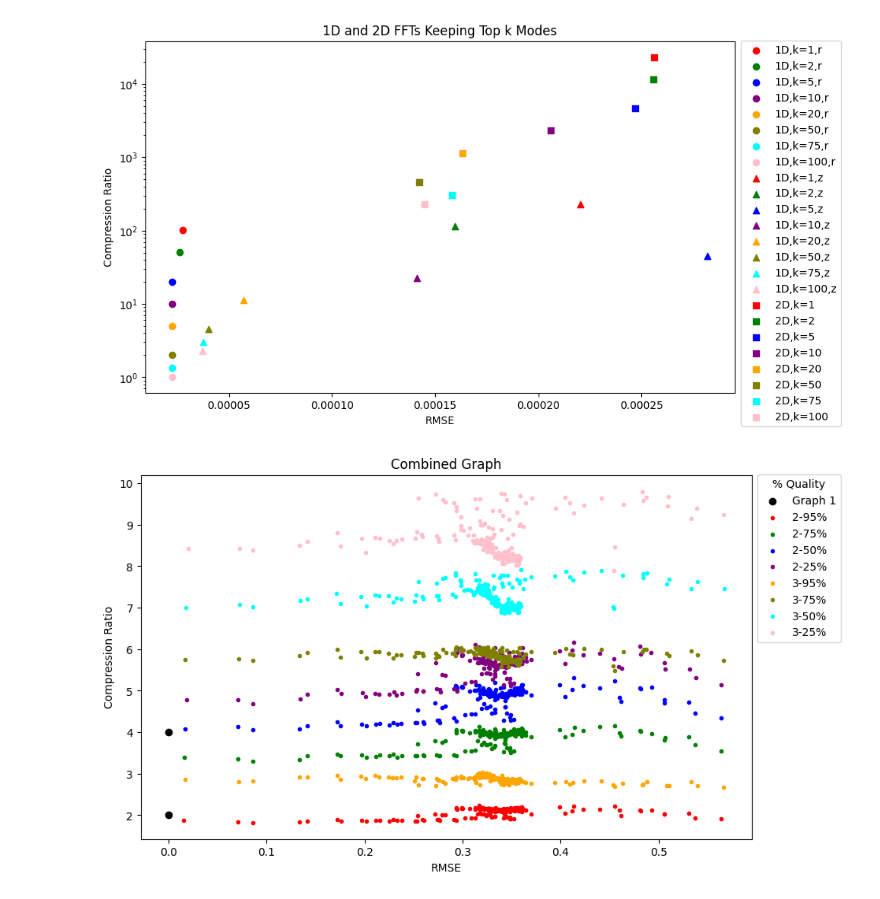
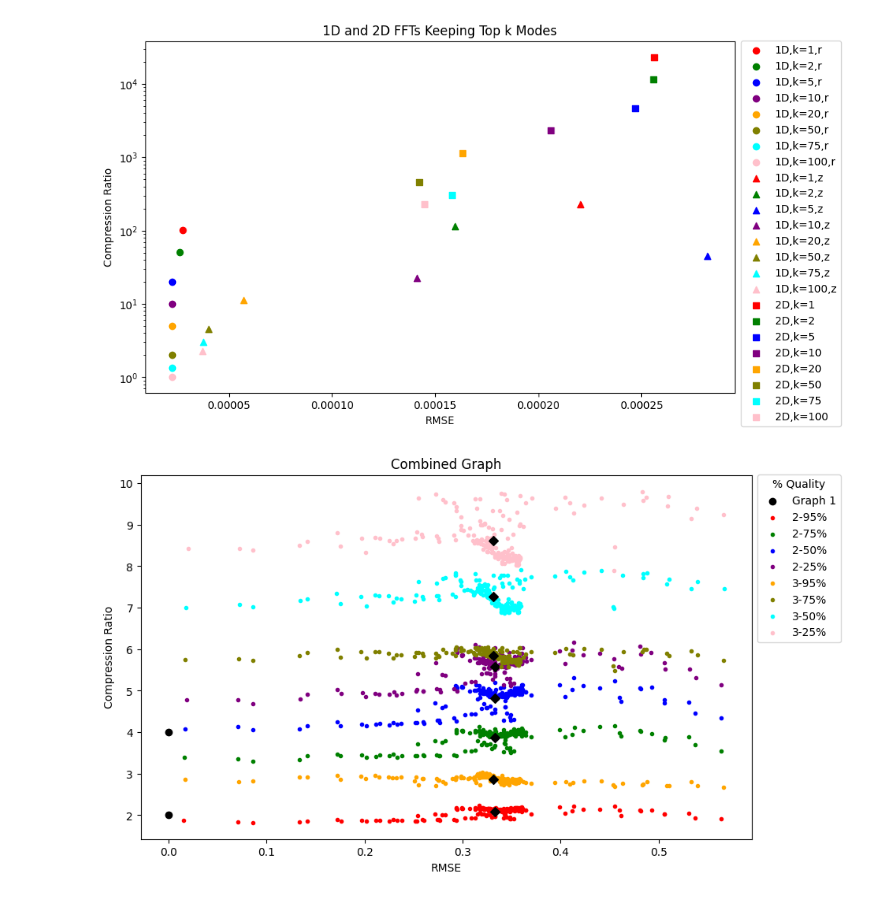
Before and after one commit to sarthaag/data-compression, a Jupyter notebook: analysis2_combined.ipynb, the cells around one changed output. Drawn from its saved outputs; the diff is of its cells as text; code cells hidden in the pictures.

Commit message:
Change mean colors to black and ensure consistent legend placement across all graphs

```diff
--- a/analysis2_combined.ipynb
+++ b/analysis2_combined.ipynb
@@ -110,27 +110,39 @@ plt.show()
 # %%
 # Combined graphs
 
 plt.figure(figsize=(10, 6))
 
 plt.scatter(X, Y, color='black', label='Graph 1')
 
 plt.scatter(df['RMSE2.1.95'], df['CR2.1.95'], color='red', label='2-95%', marker='.')
 plt.scatter(df['RMSE2.1.75'], df['CR2.1.75'], color='green', label='2-75%', marker='.')
 plt.scatter(df['RMSE2.1.50'], df['CR2.1.50'], color='blue', label='2-50%', marker='.')
 plt.scatter(df['RMSE2.1.25'], df['CR2.1.25'], color='purple', label='2-25%', marker='.')
 
+# Plotting the mean for each quality
+plt.scatter(df['RMSE2.1.95'].mean(axis=0), df['CR2.1.95'].mean(axis=0), color='black', marker='D')
+plt.scatter(df['RMSE2.1.75'].mean(axis=0), df['CR2.1.75'].mean(axis=0), color='black', marker='D')
+plt.scatter(df['RMSE2.1.50'].mean(axis=0), df['CR2.1.50'].mean(axis=0), color='black', marker='D')
+plt.scatter(df['RMSE2.1.25'].mean(axis=0), df['CR2.1.25'].mean(axis=0), color='black', marker='D')
+
 plt.scatter(df['RMSE2.2.95'], df['CR2.2.95'], color='orange', label='3-95%', marker='.')
 plt.scatter(df['RMSE2.2.75'], df['CR2.2.75'], color='olive', label='3-75%', marker='.')
 plt.scatter(df['RMSE2.2.50'], df['CR2.2.50'], color='cyan', label='3-50%', marker='.')
 plt.scatter(df['RMSE2.2.25'], df['CR2.2.25'], color='pink', label='3-25%', marker='.')
+
+# Plotting the mean for each quality
+plt.scatter(df['RMSE2.2.95'].mean(axis=0), df['CR2.2.95'].mean(axis=0), color='black', marker='D')
+plt.scatter(df['RMSE2.2.75'].mean(axis=0), df['CR2.2.75'].mean(axis=0), color='black', marker='D')
+plt.scatter(df['RMSE2.2.50'].mean(axis=0), df['CR2.2.50'].mean(axis=0), color='black', marker='D')
+plt.scatter(df['RMSE2.2.25'].mean(axis=0), df['CR2.2.25'].mean(axis=0), color='black', marker='D')
 
 plt.legend(title='% Quality', bbox_to_anchor=(1.0, 1.017))
 plt.xlabel("RMSE")
 plt.ylabel("Compression Ratio")
 plt.title("Combined Graph")
 plt.show()
 # %% [output]
-[figure, old version]
+[figure, new version]
 # %%
 # # Plotting all four graphs together
 
```
Also changed, not shown: parts of 2 cells of this notebook.
